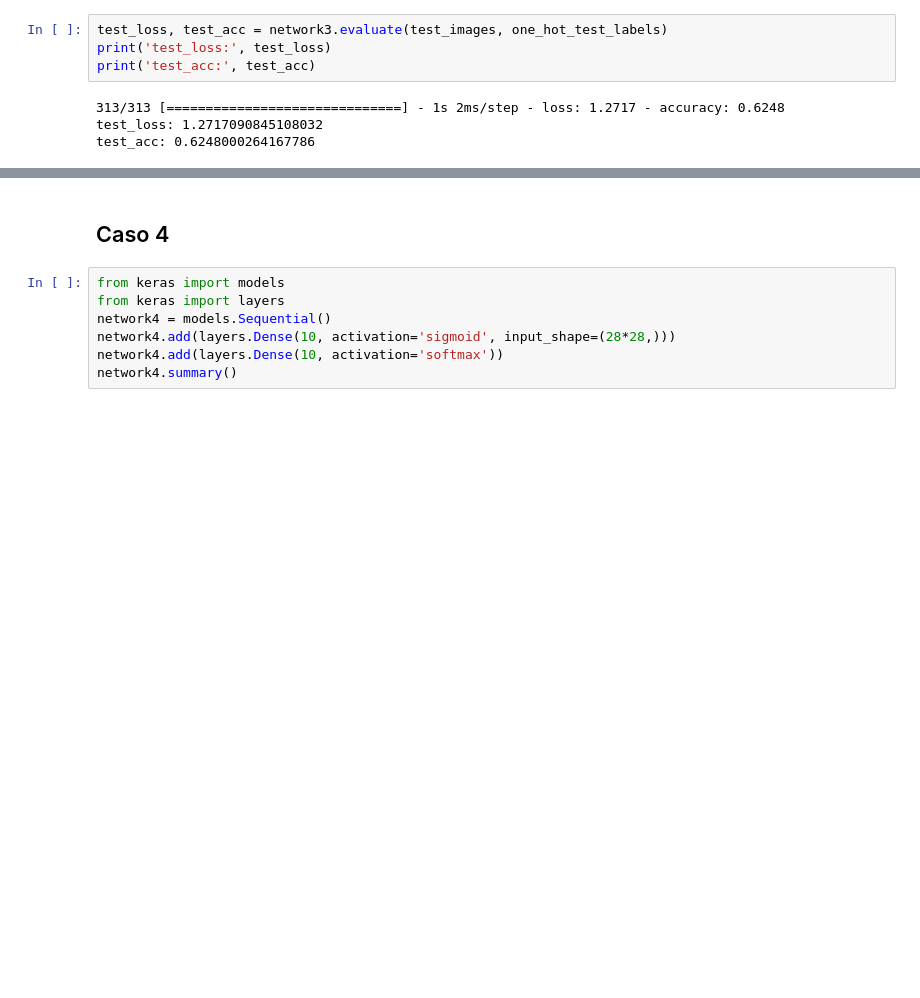
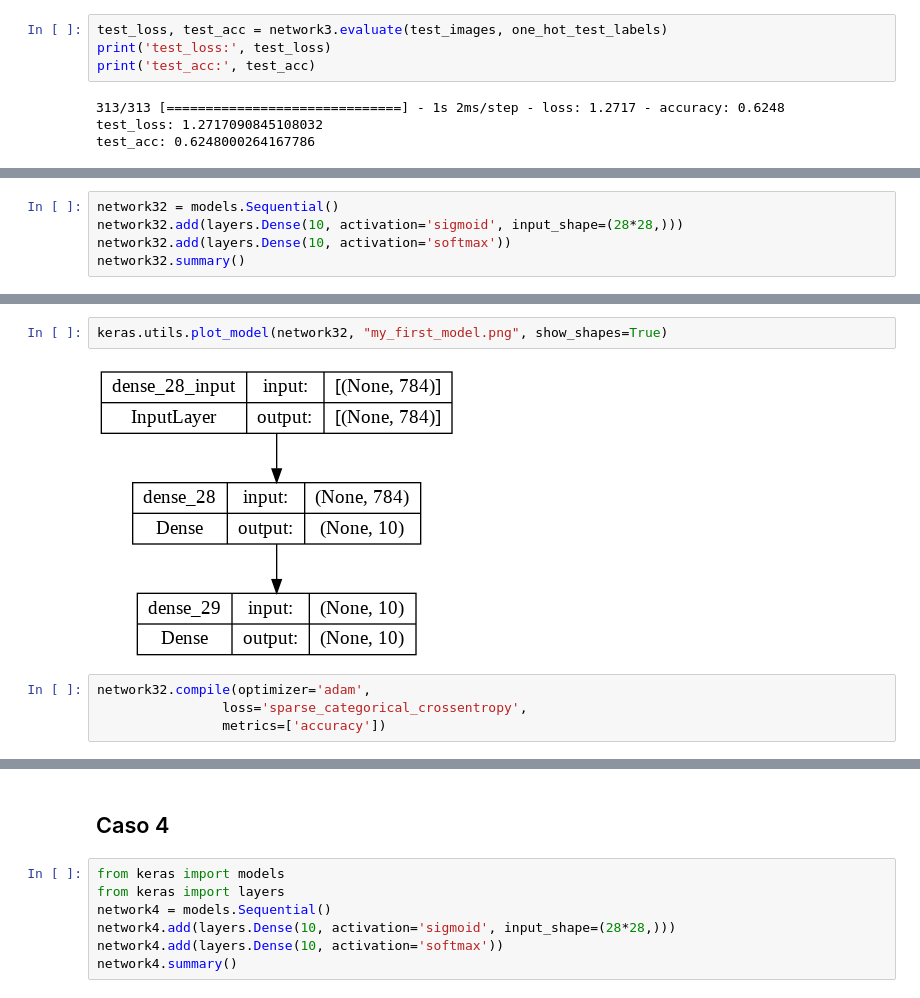
Before and after one commit to Yedramartinolmos/P1AA, a Jupyter notebook: AA_PRACTICA1_GRUPO_7.ipynb, the cells around one changed output, grey strips where cells are left out. Cells and saved outputs as stored; diff of their text form; blank space fills up the shorter version.

```diff
--- a/AA_PRACTICA1_GRUPO_7.ipynb
+++ b/AA_PRACTICA1_GRUPO_7.ipynb
@@ -412,0 +415,5 @@ test_acc: 0.6248000264167786
+# %%
+network32 = models.Sequential()
+network32.add(layers.Dense(10, activation='sigmoid', input_shape=(28*28,)))
+network32.add(layers.Dense(10, activation='softmax'))
+network32.summary()
@@ -412,0 +434,8 @@ test_acc: 0.6248000264167786
+# %%
+keras.utils.plot_model(network32, "my_first_model.png", show_shapes=True)
+# %% [output]
+[figure, added]
+# %%
+network32.compile(optimizer='adam',
+                loss='sparse_categorical_crossentropy',
+                metrics=['accuracy'])
```
Also changed, not shown: parts of 5 cells of this notebook.
